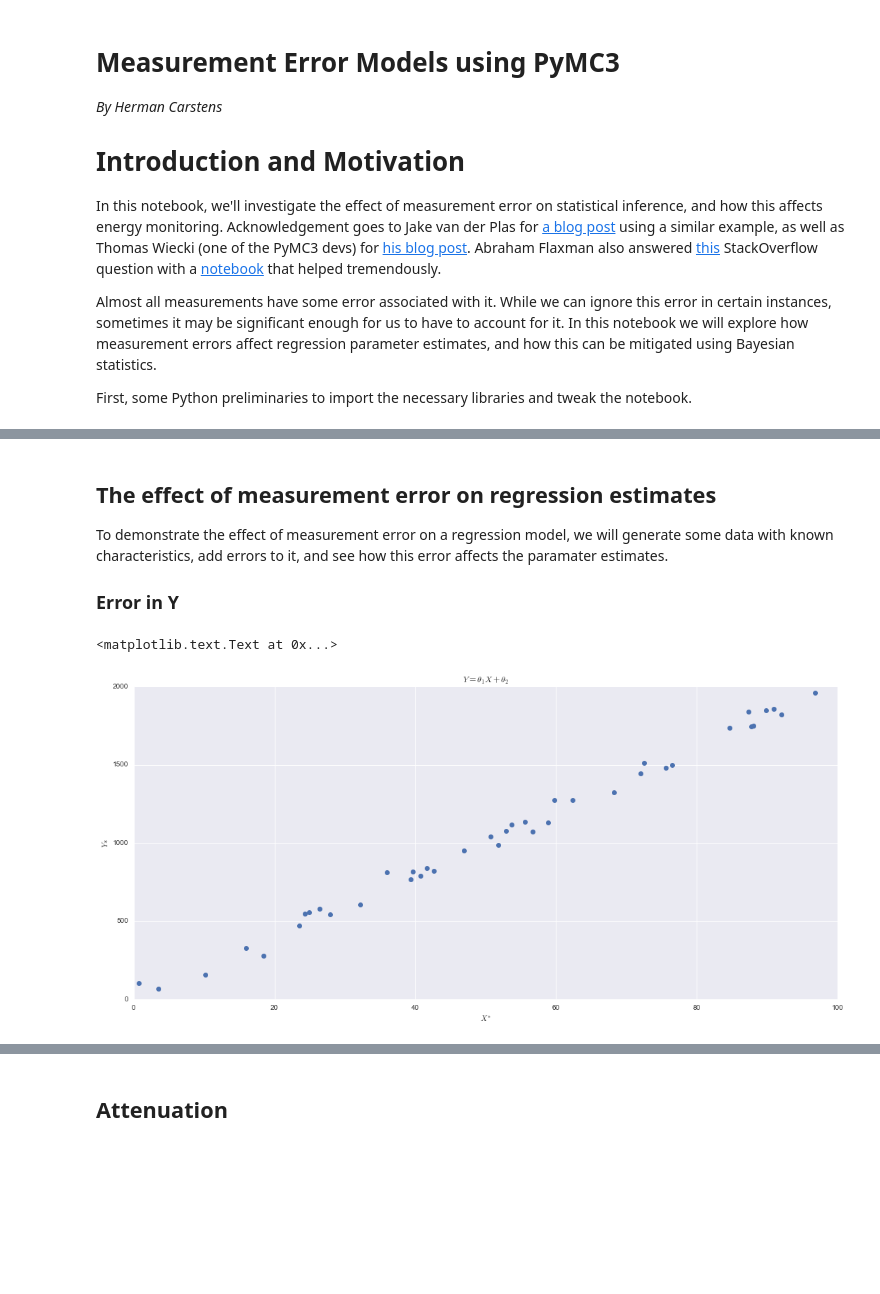
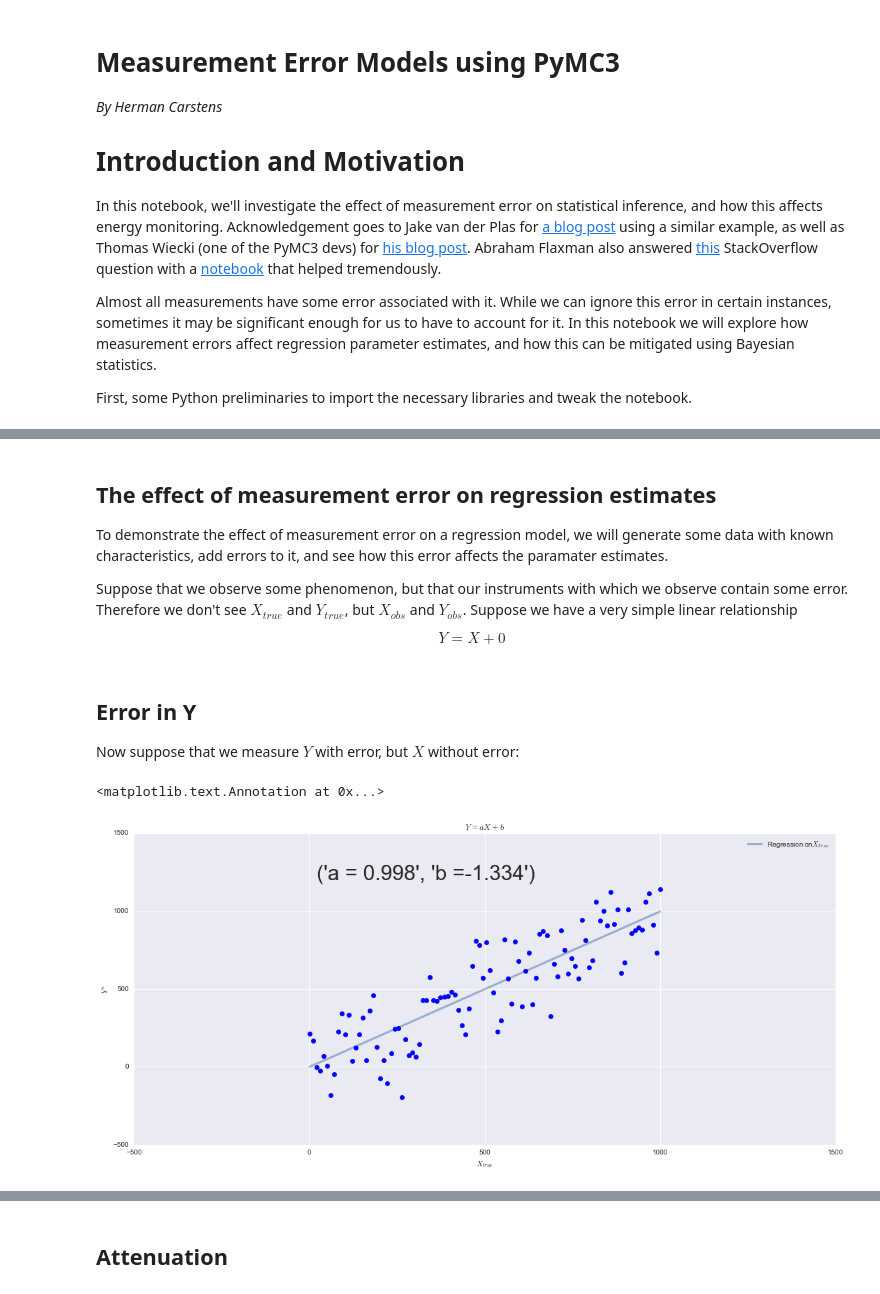
Before and after one commit to hermanc1/Measurement_Error_Models, a Jupyter notebook: Measurement Error Models using PyMC3.ipynb, the cells around one changed output, grey strips where cells are left out. Saved outputs shown, nothing was run; the diff lists cells and outputs as text; code cells hidden in the pictures; blank space fills up the shorter version.

```diff
--- a/Measurement Error Models using PyMC3.ipynb
+++ b/Measurement Error Models using PyMC3.ipynb
@@ -31,21 +33,39 @@ rcParams['figure.figsize']=18,8 #figure sizes
 
 To demonstrate the effect of measurement error on a regression model, we will generate some data with known characteristics, add errors to it, and see how this error affects the paramater estimates.
 
-### Error in Y
+Suppose that we observe some phenomenon, but that our instruments with which we observe contain some error. Therefore we don't see $X_{true}$ and $Y_{true}$, but $X_{obs}$ and $Y_{obs}$. Suppose we have a very simple linear relationship
+
+$$Y = X + 0$$
-# %%
-theta=(1,20)
-
-x_data=100*np.random.random(40)
-y_data=theta[0]+theta[1]*x_data
-
-y_star=np.random.normal(y_data,40)
-x_star=np.random.normal(x_data,1)
-
-plt.plot (x_star, y_star,'o')
-plt.title(r"$Y=\theta_{1}X+\theta_{2}$")
-plt.xlabel(r'$X^{*}$')
-plt.ylabel(r'$Y{*}$')
-# %% [output]
-<matplotlib.text.Text at 0x...>
-[figure, removed]
+# %%
+a=1
+b=0
+
+x_true = np.linspace(1, 1000, 100)
+y_true = a*x_true+b
+# %% [markdown]
+## Error in Y
+
+Now suppose that we measure $Y$ with error, but $X$ without error:
+# %%
+y_obs=np.random.normal(y_true,200)
+x_obs=x_true
+
+y_obs_LR, x_true_LR = dmatrices('y_obs~x_obs', return_type='dataframe')
+est = LinearRegression()
+est.fit(x_true_LR, y_obs_LR)
+a_star_Y = est.coef_[0][1]
+b_star_Y = est.intercept_[0]
+
+plt.plot(x_true,a_star_Y*x_true + b_star_Y, alpha=0.5, label='Regression on' r'$X_{True}$', lw=3)
+plt.plot (x_true, y_obs,'o', color='b')
+plt.title(r"$Y=aX+b$")
+plt.xlabel(r'$X_{true}$')
+plt.ylabel(r'$Y^{*}$')
+plt.legend()
+plt.axis([-500, 1500, -500, 1500])
+note = 'a = {:.3f}'.format(a_star_Y), 'b ={:.3f}'.format(b_star_Y)
+plt.annotate(note, xy=(20,1200))
+# %% [output]
+<matplotlib.text.Annotation at 0x...>
+[figure, added]
 # %% [markdown]
```
Also changed, not shown: parts of 77 cells of this notebook, 2 other files.
